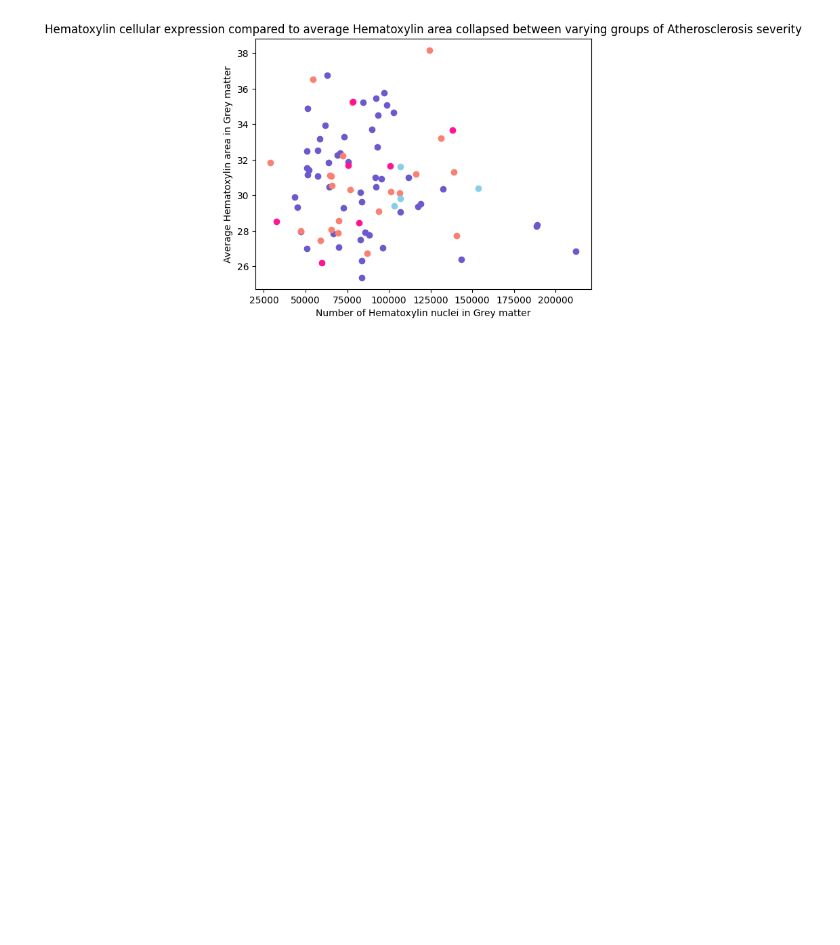
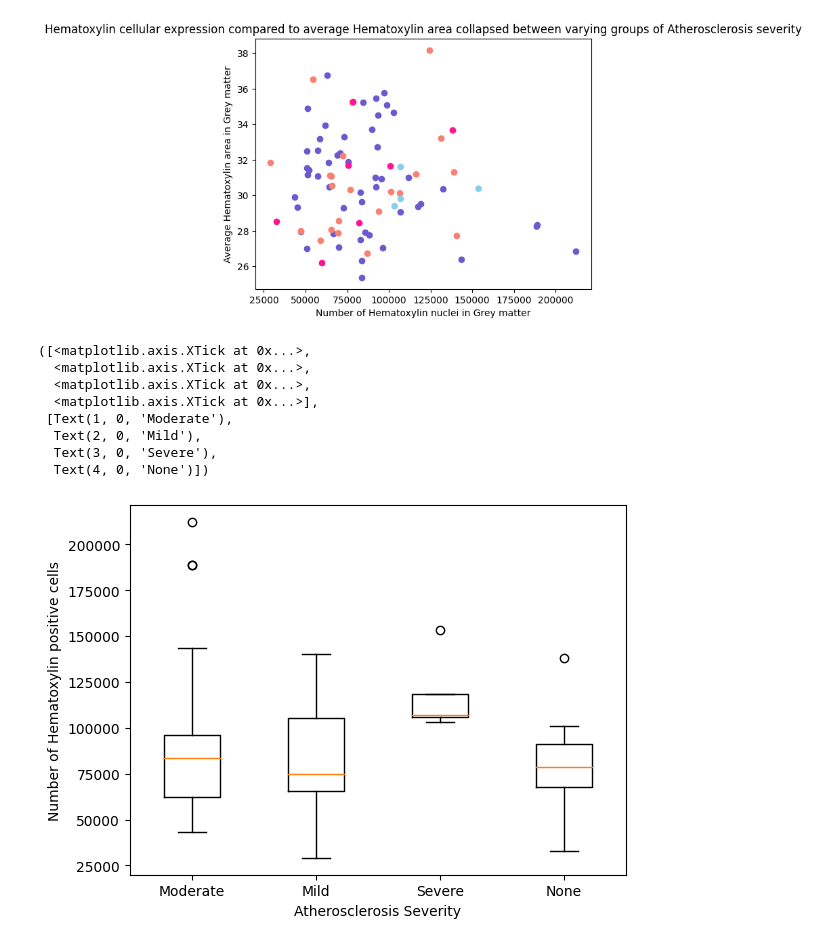
Before and after one commit to amandafriedmann/NEUR-Data-Analysis, a Jupyter notebook: FINAL_PROJECT_WORK.ipynb, the cells around one changed output. Saved outputs shown, nothing was run; the diff lists cells and outputs as text; code cells hidden in the pictures; blank space fills up the shorter version.

```diff
--- a/FINAL_PROJECT_WORK.ipynb
+++ b/FINAL_PROJECT_WORK.ipynb
@@ -74,3 +74,25 @@ plt.title('Hematoxylin cellular expression compared to average Hematoxylin area
 # %% [output]
 Text(0.5, 1.0, 'Hematoxylin cellular expression compared to average Hematoxylin area collapsed between varying groups of Atherosclerosis severity')
 [figure]
+# %%
+#boxplot for number of Hematoxylin positive nuclei_Grey matter across different groups
+
+moderate_number = moderate_df['number of Hematoxylin positive nuclei_Grey matter']
+mild_number = mild_df['number of Hematoxylin positive nuclei_Grey matter']
+severe_number = severe_df['number of Hematoxylin positive nuclei_Grey matter']
+none_number = none_df['number of Hematoxylin positive nuclei_Grey matter']
+data = [moderate_number.tolist(), mild_number.tolist(), severe_number.tolist(), none_number.tolist()]
+plt.boxplot(data)
+plt.xlabel('Atherosclerosis Severity')
+plt.ylabel('Number of Hematoxylin positive cells')
+plt.xticks([1,2,3,4],['Moderate', 'Mild', 'Severe', 'None'])
+# %% [output]
+([<matplotlib.axis.XTick at 0x...>,
+  <matplotlib.axis.XTick at 0x...>,
+  <matplotlib.axis.XTick at 0x...>,
+  <matplotlib.axis.XTick at 0x...>],
+ [Text(1, 0, 'Moderate'),
+  Text(2, 0, 'Mild'),
+  Text(3, 0, 'Severe'),
+  Text(4, 0, 'None')])
+[figure, added]
```
